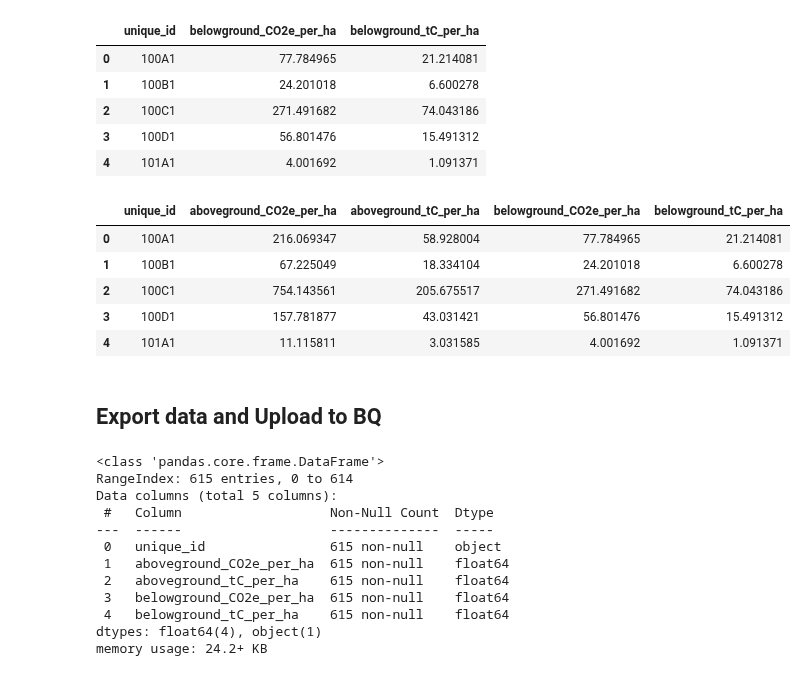
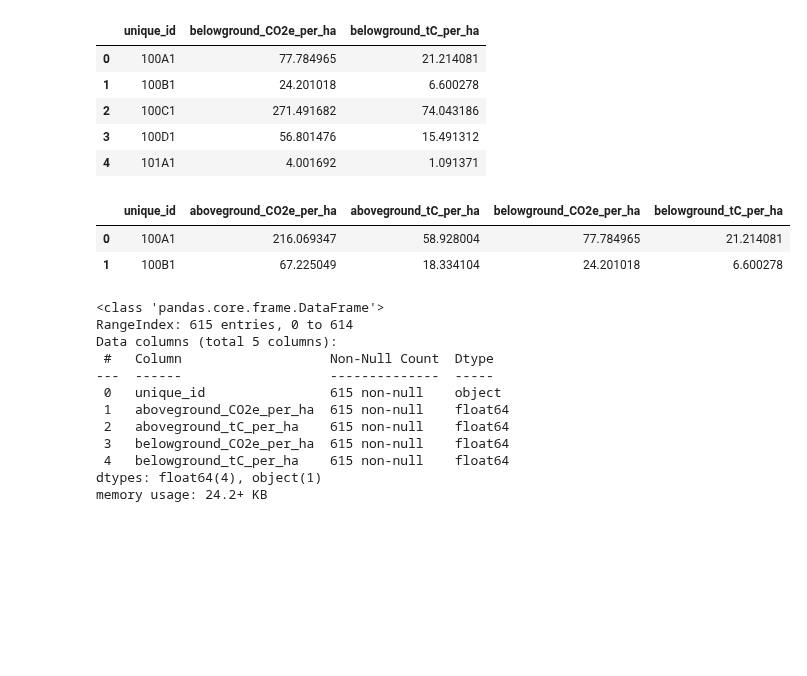
Before and after one commit to rnvllflores/ERRCalculator, a Jupyter notebook: notebooks/02_carbon_stock/02_living_trees_biomass.ipynb, the cells around one changed output. Drawn from its saved outputs; the diff is of its cells as text; code cells hidden in the pictures; blank space fills up the shorter version.

```diff
--- a/notebooks/02_carbon_stock/02_living_trees_biomass.ipynb
+++ b/notebooks/02_carbon_stock/02_living_trees_biomass.ipynb
@@ -444,6 +443,9 @@ trees_agg_agb["corrected_area_m2"] = trees_agg_agb.apply(
 trees_agg_agb = vmd0001_eq2b(
     trees_agg_agb, "aboveground_carbon_tonnes", "corrected_area_m2"
 )
+# %%
+# convert tonnes/sqm to tonnes/ha
+trees_agg_agb["CO2e_per_ha"] = trees_agg_agb["CO2e_per_ha"] * 10_000
 # %%
 trees_agg_agb.head()
 # %% [output]
@@ -460,3 +458,8 @@ trees_agg_agb["tC_per_ha"] = (
+# %%
+# calculate tonnes of Carbon per sqm; convert tonnes/sqm to tonnes/ha
+trees_agg_agb["tC_per_ha"] = (
+    trees_agg_agb["aboveground_carbon_tonnes"] / trees_agg_agb["corrected_area_m2"]
+) * 10_000
 # %%
 trees_agg_agb = (
     trees_agg_agb.groupby("unique_id")[["CO2e_per_ha", "tC_per_ha"]]
@@ -501,6 +504,9 @@ trees_agg_bgb["corrected_area_m2"] = trees_agg_bgb.apply(
 trees_agg_bgb = vmd0001_eq2b(
     trees_agg_bgb, "belowground_carbon_tonnes", "corrected_area_m2"
 )
+# %%
+# convert tonnes/sqm to tonnes/ha
+trees_agg_bgb["CO2e_per_ha"] = trees_agg_bgb["CO2e_per_ha"] * 10_000
 # %%
 trees_agg_bgb.head()
 # %% [output]
@@ -517,3 +519,8 @@ trees_agg_bgb["tC_per_ha"] = (
+# %%
+# calculate tonnes of Carbon per sqm; convert tonnes/sqm to tonnes/ha
+trees_agg_bgb["tC_per_ha"] = (
+    trees_agg_bgb["belowground_carbon_tonnes"] / trees_agg_bgb["corrected_area_m2"]
+) * 10_000
 # %%
 trees_agg_bgb = (
     trees_agg_bgb.groupby("unique_id")[["CO2e_per_ha", "tC_per_ha"]]
@@ -540,16 +547,11 @@ trees_agg_bgb.head()
 # %%
 trees = trees_agg_agb.merge(trees_agg_bgb, on="unique_id", how="left")
 # %%
-trees.head()
+trees.head(2)
 # %% [output]
 |  | unique_id | aboveground_CO2e_per_ha | aboveground_tC_per_ha | belowground_CO2e_per_ha | belowground_tC_per_ha |
 | 0 | 100A1 | 216.069347 | 58.928004 | 77.784965 | 21.214081 |
 | 1 | 100B1 | 67.225049 | 18.334104 | 24.201018 | 6.600278 |
-| 2 | 100C1 | 754.143561 | 205.675517 | 271.491682 | 74.043186 |
-| 3 | 100D1 | 157.781877 | 43.031421 | 56.801476 | 15.491312 |
-| 4 | 101A1 | 11.115811 | 3.031585 | 4.001692 | 1.091371 |
-# %% [markdown]
-## Export data and Upload to BQ
 # %%
 trees.info()
 # %% [output]
```
Also changed, not shown: parts of 23 cells of this notebook, 9 other files.
